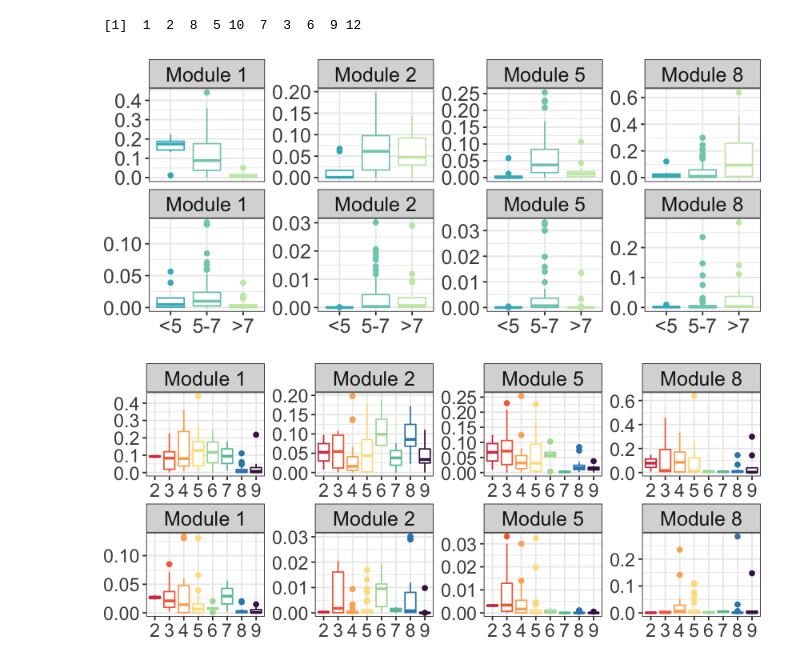
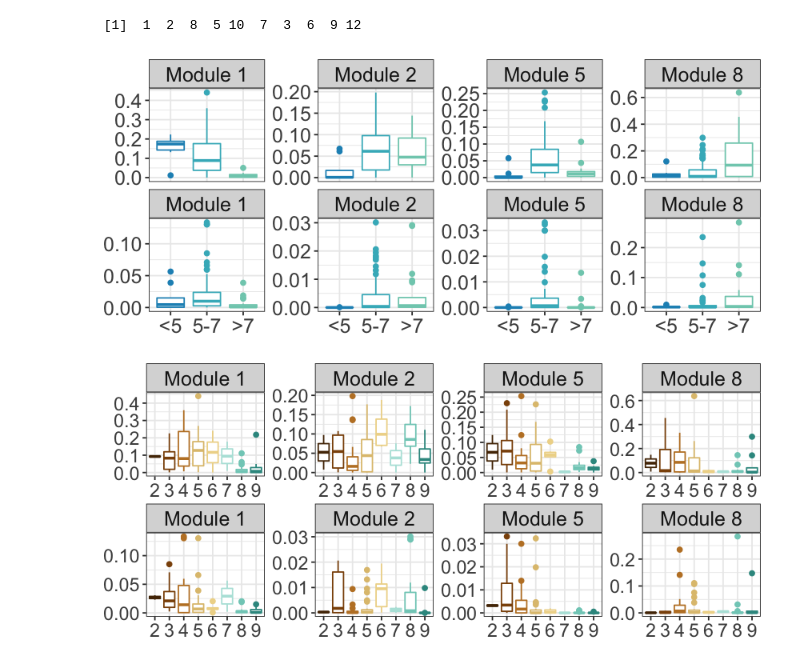
Before and after one commit to TheaWhitman/WoodBuffalo, a Jupyter notebook: Paper_Analyses_Figures/Mega-Network_Analysis.pub.ipynb, the cells around one changed output. Saved outputs shown, nothing was run; the diff lists cells and outputs as text; code cells hidden in the pictures.

```diff
--- a/Paper_Analyses_Figures/Mega-Network_Analysis.pub.ipynb
+++ b/Paper_Analyses_Figures/Mega-Network_Analysis.pub.ipynb
@@ -1852,7 +1823,7 @@ Labeller = as_labeller(c('16S 1'="Module 1",
 p = ggplot(data=d, aes(x=pHGroup,y=Abundance,color=pHGroup))
 p = p + geom_boxplot()
 p = p + theme_bw()
-palette = (brewer.pal(9, "YlGnBu")[3:9])[c(3,2,1)]
+palette = (brewer.pal(9, "YlGnBu")[3:9])[c(4,3,2)]
 p = p + scale_color_manual(values=palette)
 p = p + facet_wrap(~StripName, scales="free_y",ncol=4,labeller=Labeller) + expand_limits(y=0)
 p = p + ylab("Relative Abundance") + xlab("pH range") + guides(color = "none")
@@ -1861,7 +1832,7 @@ p = p + theme(axis.text=element_text(size=15),
              strip.text=element_text(size=15))
 p
 # %% [output]
-[figure, old version]
+[figure, new version]
 # %%
 # Plotting abundance of fungi and bacteria from each module across different moisture classes
 
@@ -1885,31 +1856,32 @@ Labeller = as_labeller(c('16S 1'="Module 1",
     '16S 12'="Module 12",
     '16S 18'="Module 18",
     '16S 21'= "Module 21",
      'ITS2 1'="Module 1",
     'ITS2 2'="Module 2",
      'ITS2 3'="Module 3",
     'ITS2 4'="Module 4",
      'ITS2 5'="Module 5",
     'ITS2 6'="Module 6",
     'ITS2 7'="Module 7",
     'ITS2 8'="Module 8",
     'ITS2 9'="Module 9",
      'ITS2 10'= "Module 10",
     'ITS2 11'= "Module 11",
     'ITS2 12'= "Module 12",
     'ITS2 18'= "Module 18",
     'ITS2 21'= "Module 21"))
 
 p = ggplot(data=d, aes(x=Moisture_Regime,y=Abundance,color=Moisture_Regime))
 p = p + geom_boxplot()
 p = p + theme_bw()
 palette = c(brewer.pal(9,"Spectral")[c(1,2,3,4,7:9)],"#421C52")
+palette = c('#543005','#8c510a','#bf812d','#dfc27d','#efd797','#b4e3dc','#80cdc1','#35978f','#01665e','#003c30')
 p = p + scale_color_manual(values=palette)
 p = p + facet_wrap(~StripName, scales="free", ncol=4,labeller=Labeller) + expand_limits(y=0)
 p = p + ylab("Relative Abundance") + xlab("Moisture Regime") + guides(color = "none")
 p = p + theme(axis.text=element_text(size=14),
              axis.title=element_blank(),
              strip.text=element_text(size=15))
 p
 # %% [output]
-[figure, old version]
+[figure, new version]
```
Also changed, not shown: parts of 10 cells of this notebook, 8 other files.
